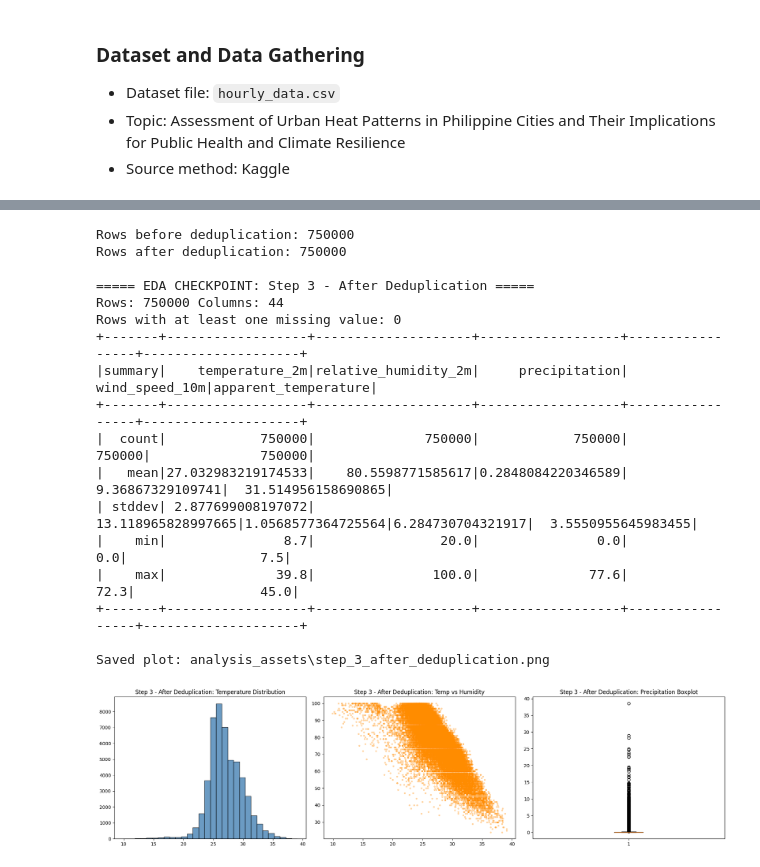
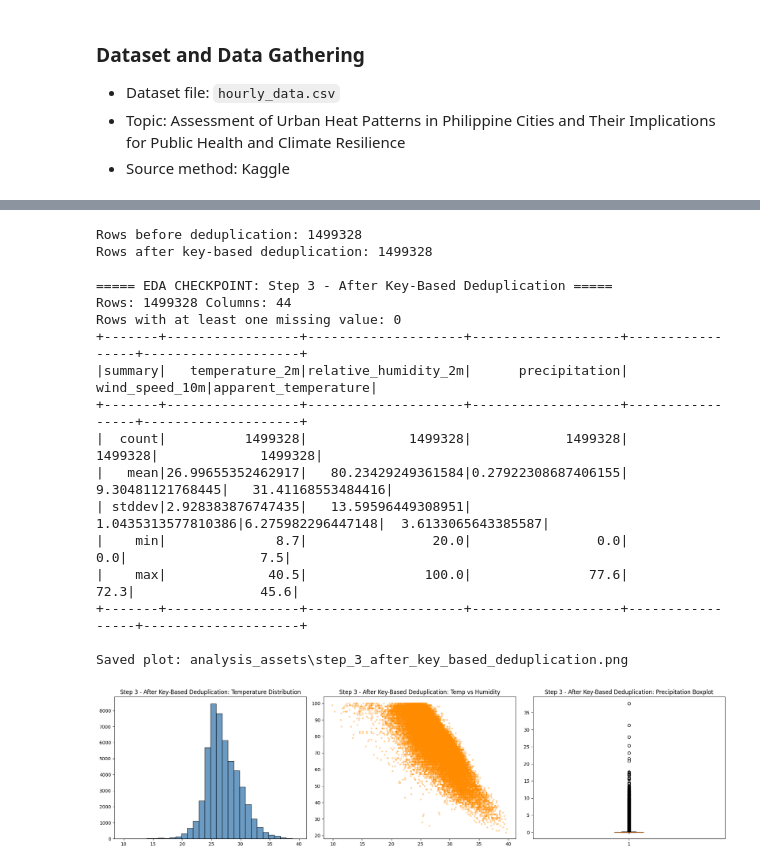
Before and after one commit to ItsRyan504/Big-Data-Project, a Jupyter notebook: weather_data_750k_preprocessing.ipynb, the cells around one changed output, grey strips where cells are left out. Drawn from its saved outputs; the diff is of its cells as text; code cells hidden in the pictures.

```diff
--- a/weather_data_750k_preprocessing.ipynb
+++ b/weather_data_750k_preprocessing.ipynb
@@ -12,7 +12,7 @@ from functools import reduce
 import os
 import re
 
-spark = SparkSession.builder.appName("Weather750kPreprocessing").getOrCreate()
+spark = SparkSession.builder.appName("WeatherHeatIndexPreprocessing").getOrCreate()
 os.makedirs("analysis_assets", exist_ok=True)
 # %%
 # StructType schema
@@ -64,10 +64,10 @@ schema = StructType([
 ])
 
 raw_df = spark.read.csv("hourly_data.csv", header=True, schema=schema)
-df_750k = raw_df.limit(750000).cache()
+df = raw_df.cache()  # full dataset (about 1.5M rows)
 
 print("Raw rows:", raw_df.count())
-print("Rows used:", df_750k.count())
-print("Columns:", len(df_750k.columns))
+print("Rows used (full dataset):", df.count())
+print("Columns:", len(df.columns))
 # %% [output]
 Raw rows: 1499328
@@ -140,9 +140,9 @@ Saved plot: analysis_assets\step_1_raw_750k_data.png
 # %%
 # Step 2: Fill missing values
-numeric_cols = [c for c, t in df_750k.dtypes if t in ("double", "int", "bigint", "float")]
-means_row = df_750k.select([avg(col(c)).alias(c) for c in numeric_cols]).collect()[0].asDict()
+numeric_cols = [c for c, t in df.dtypes if t in ("double", "int", "bigint", "float")]
+means_row = df.select([avg(col(c)).alias(c) for c in numeric_cols]).collect()[0].asDict()
 fill_map = {k: float(v) for k, v in means_row.items() if v is not None}
-df_filled = df_750k.fillna(fill_map).fillna({"city_name": "Unknown"})
+df_filled = df.fillna(fill_map).fillna({"city_name": "Unknown"})
 eda_matplotlib(df_filled, "Step 2 - After Fill Missing Values")
 # %% [output]
 ===== EDA CHECKPOINT: Step 2 - After Fill Missing Values =====
@@ -163,28 +163,38 @@ Saved plot: analysis_assets\step_2_after_fill_missing_values.png
 # %%
-# Step 3: Deduplicate
-df_clean = df_filled.dropna(subset=["city_name"]).distinct().cache()
+# Step 3: Deduplicate by record keys (city + datetime) - memory-safe for full dataset
+from pyspark import StorageLevel
+
+# Repartition by city to reduce shuffle pressure, then persist to disk (not RAM).
+df_clean = (
+    df_filled
+    .dropna(subset=["city_name", "datetime"])
+    .repartition(64, "city_name")
+    .dropDuplicates(["city_name", "datetime"])
+    .persist(StorageLevel.DISK_ONLY)
+)
+
 print("Rows before deduplication:", df_filled.count())
-print("Rows after deduplication:", df_clean.count())
-eda_matplotlib(df_clean, "Step 3 - After Deduplication")
+print("Rows after key-based deduplication:", df_clean.count())
+eda_matplotlib(df_clean, "Step 3 - After Key-Based Deduplication")
 # %% [output]
-Rows before deduplication: 750000
-Rows after deduplication: 750000
+Rows before deduplication: 1499328
+Rows after key-based deduplication: 1499328
 
-===== EDA CHECKPOINT: Step 3 - After Deduplication =====
-Rows: 750000 Columns: 44
+===== EDA CHECKPOINT: Step 3 - After Key-Based Deduplication =====
+Rows: 1499328 Columns: 44
 Rows with at least one missing value: 0
-+-------+------------------+--------------------+------------------+-----------------+--------------------+
-|summary|    temperature_2m|relative_humidity_2m|     precipitation|   wind_speed_10m|apparent_temperature|
-+-------+------------------+--------------------+------------------+-----------------+--------------------+
-|  count|            750000|              750000|            750000|           750000|              750000|
-|   mean|27.032983219174533|    80.5598771585617|0.2848084220346589| 9.36867329109741|  31.514956158690865|
-| stddev| 2.877699008197072|  13.118965828997665|1.0568577364725564|6.284730704321917|  3.5550955645983455|
-|    min|               8.7|                20.0|               0.0|              0.0|                 7.5|
-|    max|              39.8|               100.0|              77.6|             72.3|                45.0|
-+-------+------------------+--------------------+------------------+-----------------+--------------------+
++-------+-----------------+--------------------+-------------------+-----------------+--------------------+
+|summary|   temperature_2m|relative_humidity_2m|      precipitation|   wind_speed_10m|apparent_temperature|
++-------+-----------------+--------------------+-------------------+-----------------+--------------------+
+|  count|          1499328|             1499328|            1499328|          1499328|             1499328|
+|   mean|26.99655352462917|   80.23429249361584|0.27922308687406155| 9.30481121768445|   31.41168553484416|
+| stddev|2.928383876747435|   13.59596449308951| 1.0435313577810386|6.275982296447148|  3.6133065643385587|
+|    min|              8.7|                20.0|                0.0|              0.0|                 7.5|
+|    max|             40.5|               100.0|               77.6|             72.3|                45.6|
++-------+-----------------+--------------------+-------------------+-----------------+--------------------+
 
-Saved plot: analysis_assets\step_3_after_deduplication.png
+Saved plot: analysis_assets\step_3_after_key_based_deduplication.png
-[figure, old version]
+[figure, new version]
 # %%
 # Step 4: Filter invalid records
 filtered_df = df_clean.filter(
```
Also changed, not shown: parts of 12 cells of this notebook, 9 other files.
